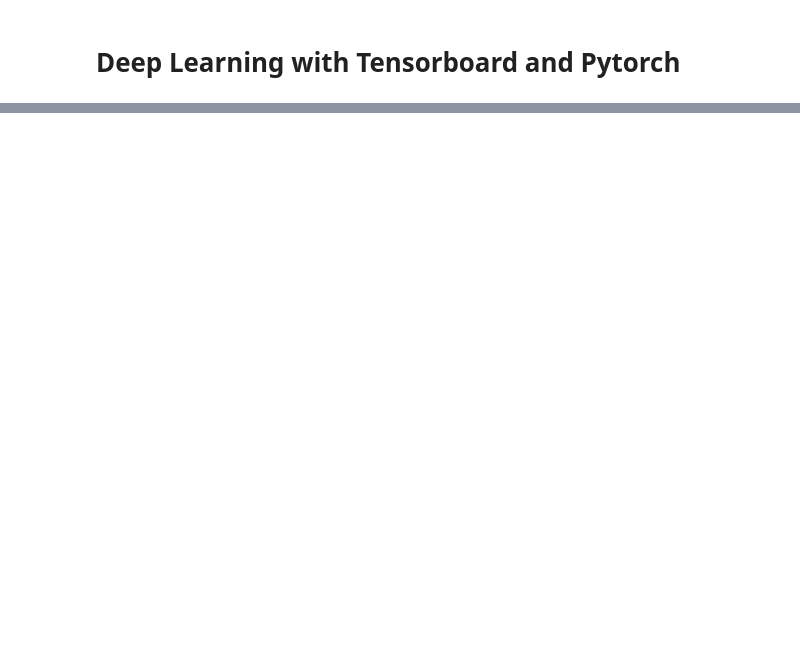
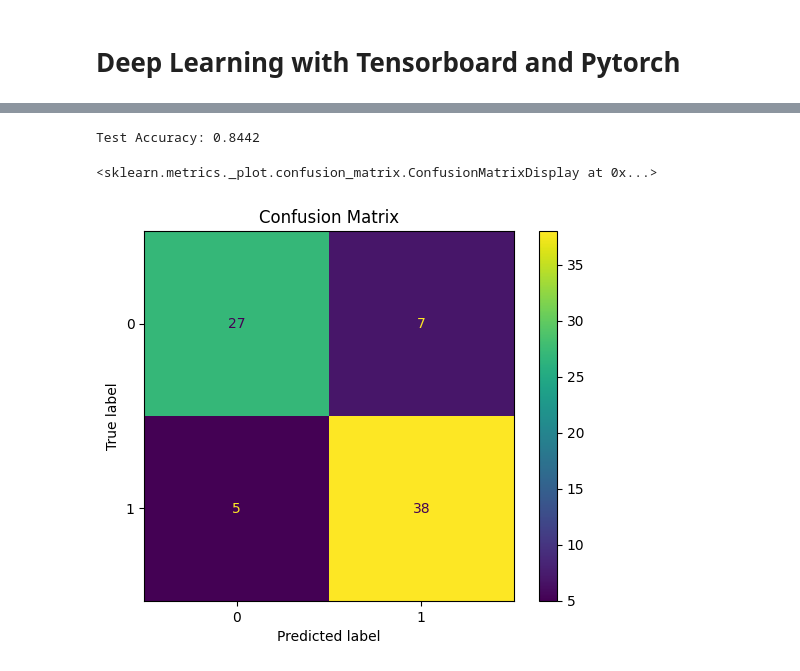
Before and after one commit to bharani1990/lab-03, a Jupyter notebook: clear_ml_jupyter.ipynb, the cells around one changed output, grey strips where cells are left out. Cells and saved outputs as stored; diff of their text form; code cells hidden in the pictures; blank space fills up the shorter version.

```diff
--- a/clear_ml_jupyter.ipynb
+++ b/clear_ml_jupyter.ipynb
@@ -192,0 +220,5 @@ Task.get_task('cdf58eaa9d1e445182f5a38ad730a289').delete()
+# %%
+ipl_df = pd.read_csv('data/ipl_data.csv', low_memory=True)
+ipl_df.drop(['id'], axis=1, inplace=True)
+print(ipl_df.shape, ipl_df.columns)
+ipl_df.dtypes
@@ -291,0 +290,18 @@ for epoch in range(num_epochs):
+# %%
+# Hyperparameters
+input_size = X.shape[1]
+hidden_size = X.shape[1] // 2
+learning_rate = 0.001
+batch_size = 32
+num_epochs = 50
+
+# Data Loaders
+train_dataloader = DataLoader(train_dataset, batch_size=batch_size, shuffle=True)
+val_dataloader = DataLoader(val_dataset, batch_size=batch_size)
+test_dataloader = DataLoader(test_dataset, batch_size=batch_size)
+
+# Model
+model = IPL_match_outcome_BNN(input_size, hidden_size)
+criterion = nn.BCELoss()
+optimizer = optim.Adam(model.parameters(), lr=learning_rate)
+print(model)
@@ -291,0 +376,22 @@ for epoch in range(num_epochs):
+# %%
+model.eval()
+test_predictions = []
+test_labels = []
+for inputs, labels in test_dataloader:
+    outputs = model(inputs)
+    predictions = outputs.round().squeeze().detach().cpu().numpy()
+    labels = labels.detach().cpu().numpy()
+    test_predictions.extend(predictions)
+    test_labels.extend(labels)
+
+test_predictions = np.array(test_predictions)
+test_labels = np.array(test_labels)
+test_accuracy = (test_predictions == test_labels).mean()
+print(f"Test Accuracy: {test_accuracy:.4f}")
+cm = confusion_matrix(test_labels, test_predictions)
+plt.title("Confusion Matrix")
+ConfusionMatrixDisplay(cm).plot(ax=plt.gca())
+# %% [output]
+Test Accuracy: 0.8442
+<sklearn.metrics._plot.confusion_matrix.ConfusionMatrixDisplay at 0x...>
+[figure, added]
```
Also changed, not shown: parts of 40 cells of this notebook.
